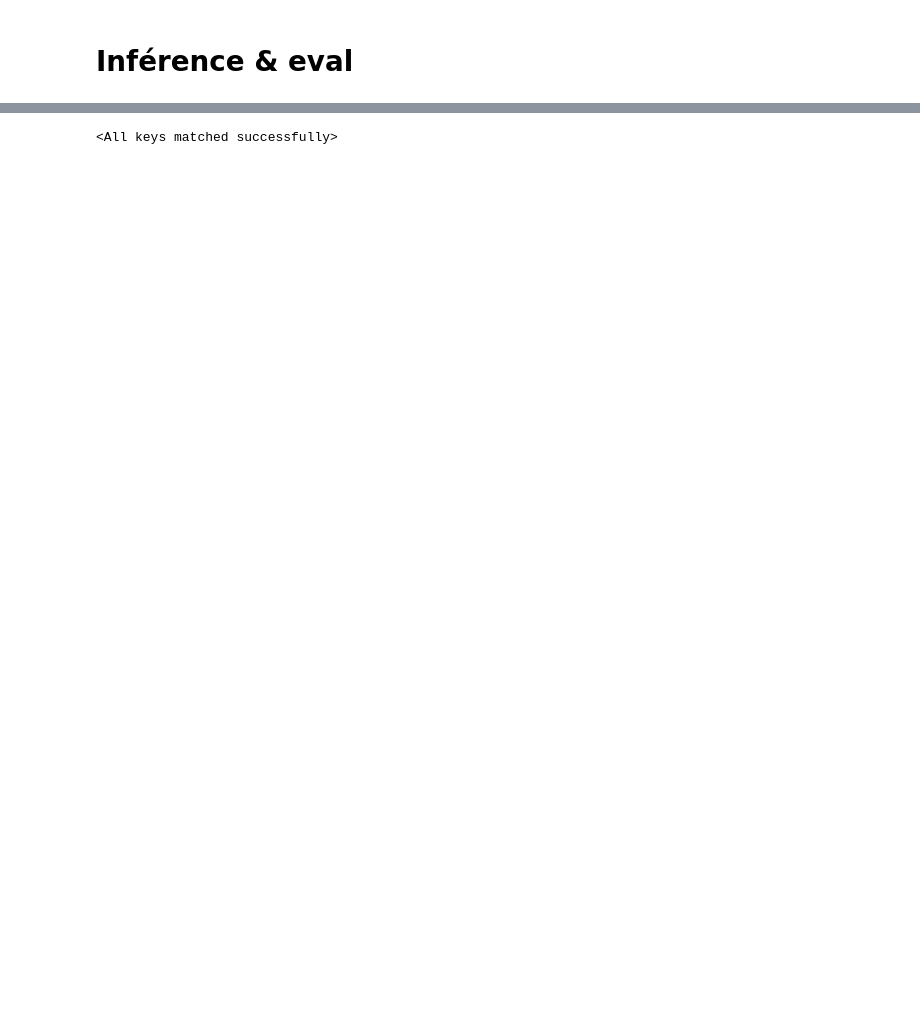
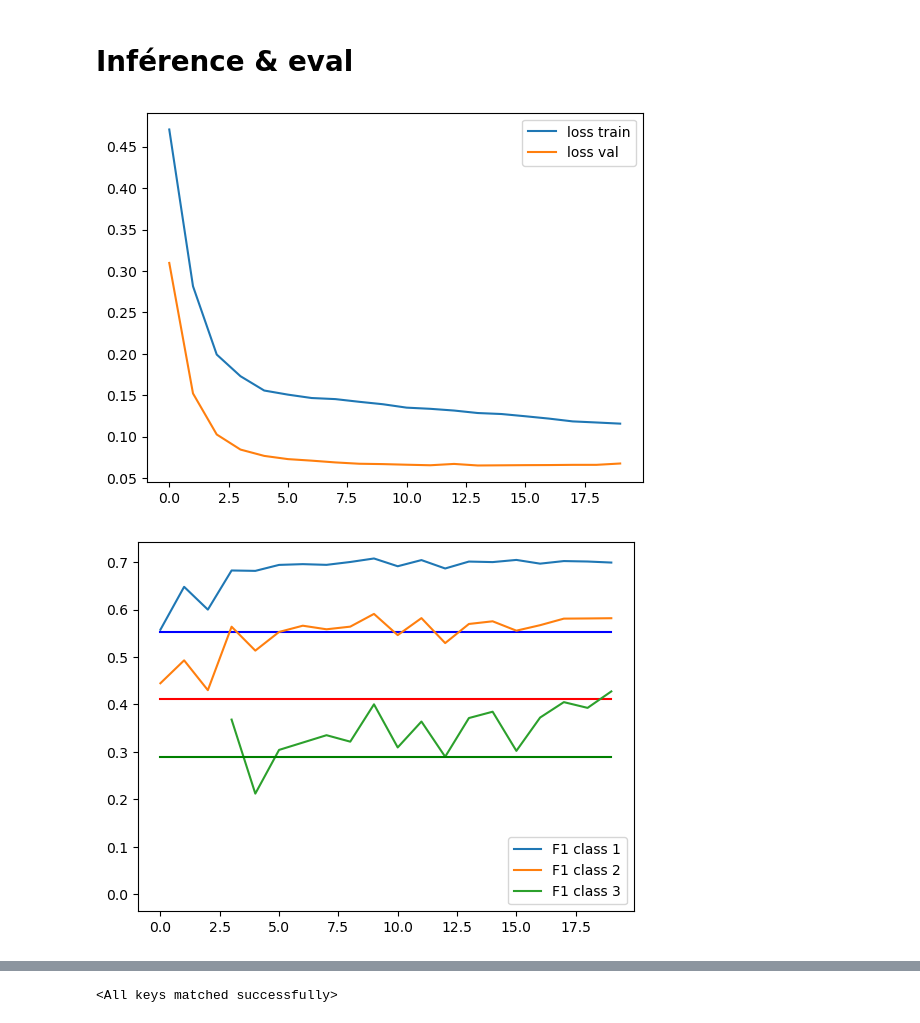
Before and after one commit to DragonZoom/meteonet, a Jupyter notebook: inference.ipynb, the cells around one changed output, grey strips where cells are left out. Cells and saved outputs as stored; diff of their text form; code cells hidden in the pictures; blank space fills up the shorter version.

```diff
--- a/inference.ipynb
+++ b/inference.ipynb
@@ -7,22 +7,29 @@ thresholds   = [0.1, 1, 2.5]  # series of thresholds (unit: mm/h)
 thresholds   = [100*k/12 for k in thresholds]
 scores = torch.load('lastrun/scores.pt')
 # %%
+import matplotlib.pyplot as plt
+
 def plot_scores( scores, save=None):
     plt.plot(scores['train_losses'], label='loss train')
     plt.plot(scores['val_losses'], label='loss val')
     plt.legend()
     plt.show()
     sc = scores['val_f1_pred']
     l = len(sc)
     ar = np.array([list(s) for s in sc])
     plt.plot(ar[:,0], label='F1 class 1')
     plt.plot([scores['f1_pers'][0]]*l,'b')
     plt.plot(ar[:,1], label='F1 class 2')
     plt.plot([scores['f1_pers'][1]]*l,'r')
     plt.plot(ar[:,2], label='F1 class 3')
     plt.plot([scores['f1_pers'][2]]*l,'g')
     plt.legend()
     if save:
         plt.savefig(save)
     else:
         plt.show()
+plot_scores(scores)
+plot_scores(torch.load('runs/2023-07-21 11:07:38.161407/scores.pt'))
+# %% [output]
+[figure, added]
+[figure, added]
```
Also changed, not shown: parts of 9 cells of this notebook, 1 other file.
